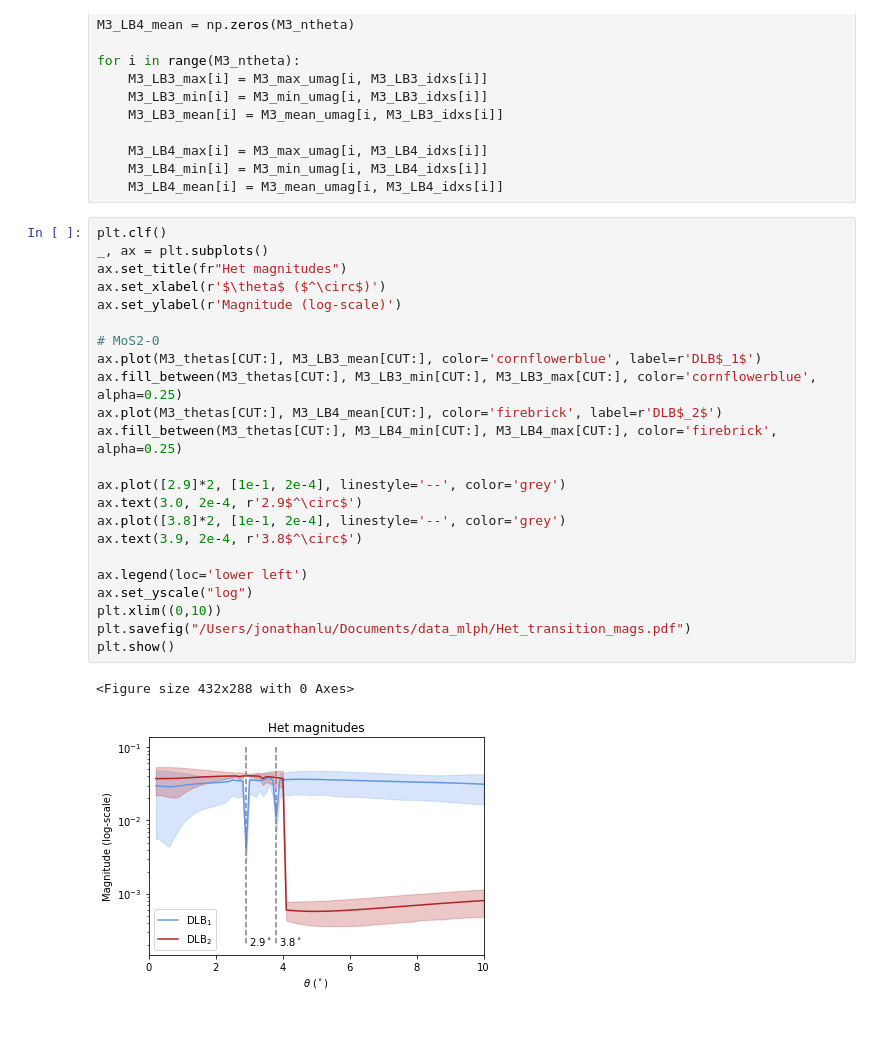
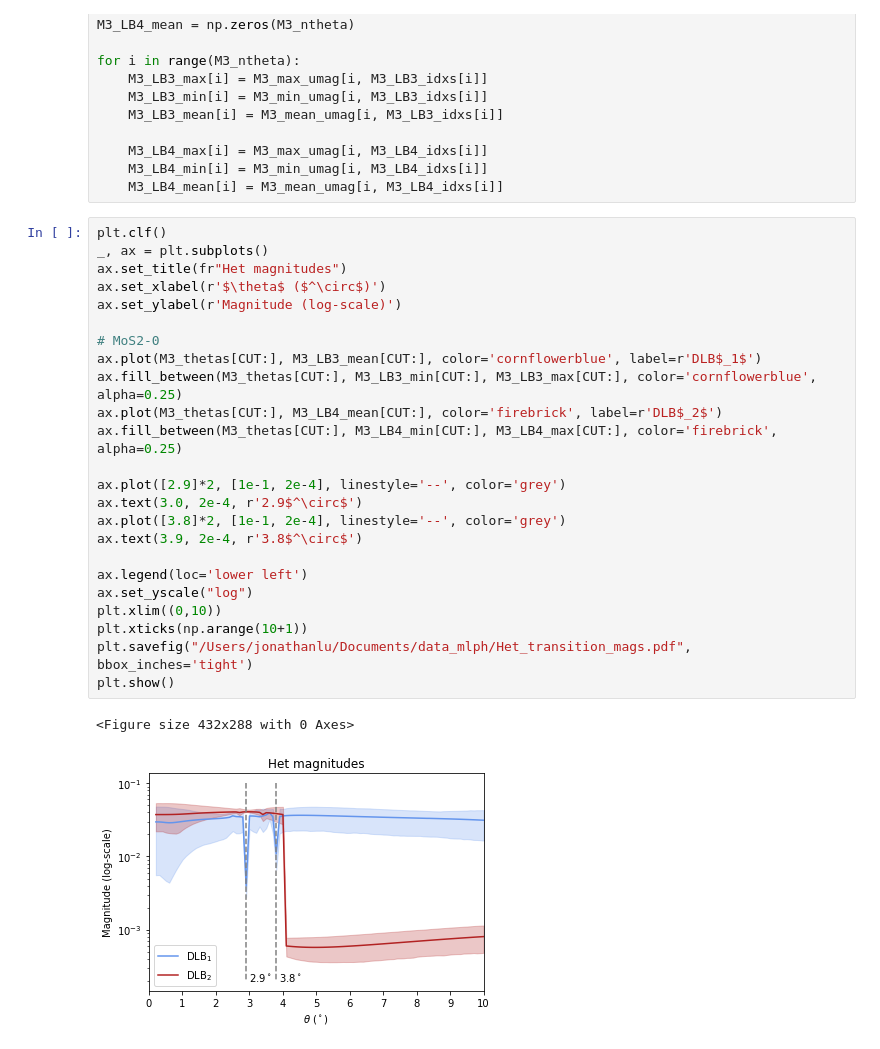
Before and after one commit to jz-lu/ml-ph, a Jupyter notebook: ALLEGRO_ANALYZER/transition_mags.ipynb, the cells around one changed output. Cells and saved outputs as stored; diff of their text form.

```diff
--- a/ALLEGRO_ANALYZER/transition_mags.ipynb
+++ b/ALLEGRO_ANALYZER/transition_mags.ipynb
@@ -221,26 +223,27 @@ for i in range(M3_ntheta):
 # %%
 plt.clf()
 _, ax = plt.subplots()
 ax.set_title(fr"Het magnitudes")
 ax.set_xlabel(r'$\theta$ ($^\circ$)')
 ax.set_ylabel(r'Magnitude (log-scale)')
 
 # MoS2-0
 ax.plot(M3_thetas[CUT:], M3_LB3_mean[CUT:], color='cornflowerblue', label=r'DLB$_1$')
 ax.fill_between(M3_thetas[CUT:], M3_LB3_min[CUT:], M3_LB3_max[CUT:], color='cornflowerblue', alpha=0.25)
 ax.plot(M3_thetas[CUT:], M3_LB4_mean[CUT:], color='firebrick', label=r'DLB$_2$')
 ax.fill_between(M3_thetas[CUT:], M3_LB4_min[CUT:], M3_LB4_max[CUT:], color='firebrick', alpha=0.25)
 
 ax.plot([2.9]*2, [1e-1, 2e-4], linestyle='--', color='grey')
 ax.text(3.0, 2e-4, r'2.9$^\circ$')
 ax.plot([3.8]*2, [1e-1, 2e-4], linestyle='--', color='grey')
 ax.text(3.9, 2e-4, r'3.8$^\circ$')
 
 ax.legend(loc='lower left')
 ax.set_yscale("log")
 plt.xlim((0,10))
-plt.savefig("/Users/jonathanlu/Documents/data_mlph/Het_transition_mags.pdf")
+plt.xticks(np.arange(10+1))
+plt.savefig("/Users/jonathanlu/Documents/data_mlph/Het_transition_mags.pdf", bbox_inches='tight')
 plt.show()
 # %% [output]
 <Figure size 432x288 with 0 Axes>
-[figure, old version]
+[figure, new version]
```
Also changed, not shown: parts of 2 cells of this notebook, 6 other files.
